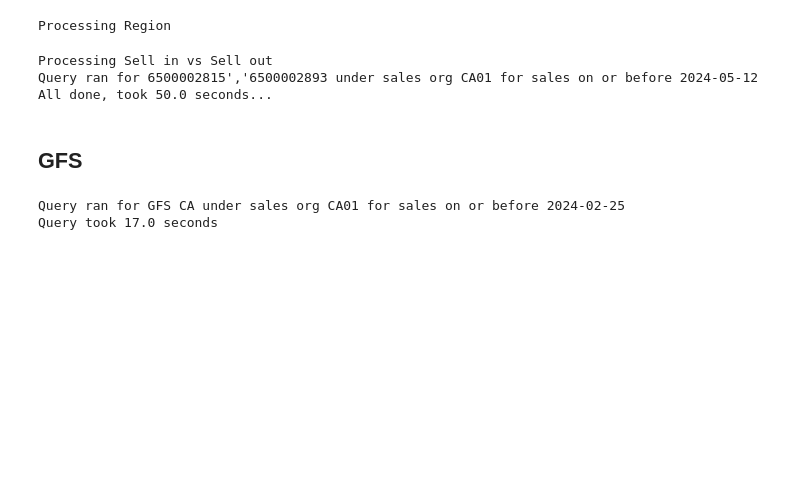
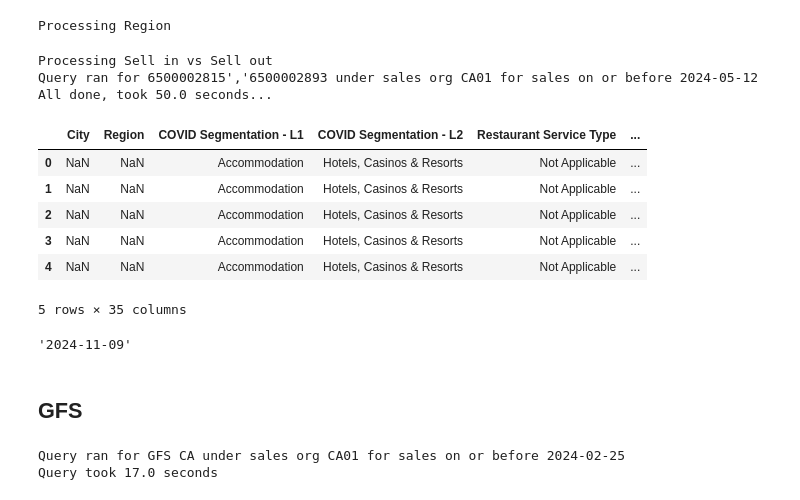
Before and after one commit to mfnewatter/Data-Update, a Jupyter notebook: model_v8_ca_sysco.ipynb, the cells around one changed output. Drawn from its saved outputs; the diff is of its cells as text; code cells hidden in the pictures; blank space fills up the shorter version.

```diff
--- a/model_v8_ca_sysco.ipynb
+++ b/model_v8_ca_sysco.ipynb
@@ -103,6 +111,24 @@ All done, took 50.0 seconds...
 # %%
 output1.to_csv('files/sellout_region_sysco_ca.zip', compression='zip', index=False)
 #output2.to_csv('files/sellout_sellin_sysco_ca.zip', compression='zip', index=False)
+# %%
+test = pd.read_csv('files/sellout_region_sysco_ca.zip', compression='zip')
+
+test.head()
+# %% [output]
+|  | City | Region | COVID Segmentation - L1 | COVID Segmentation - L2 | Restaurant Service Type | ... |
+| 0 | NaN | NaN | Accommodation | Hotels, Casinos & Resorts | Not Applicable | ... |
+| 1 | NaN | NaN | Accommodation | Hotels, Casinos & Resorts | Not Applicable | ... |
+| 2 | NaN | NaN | Accommodation | Hotels, Casinos & Resorts | Not Applicable | ... |
+| 3 | NaN | NaN | Accommodation | Hotels, Casinos & Resorts | Not Applicable | ... |
+| 4 | NaN | NaN | Accommodation | Hotels, Casinos & Resorts | Not Applicable | ... |
+5 rows × 35 columns
+# %%
+mask = (test['Distributor'] == 'Sysco CA')
+
+test[mask]['Week Ending (Sat)'].max()
+# %% [output]
+'2024-11-09'
 # %% [markdown]
 ## GFS
 # %%
```
Also changed, not shown: parts of 3 cells of this notebook, 4 other files.
